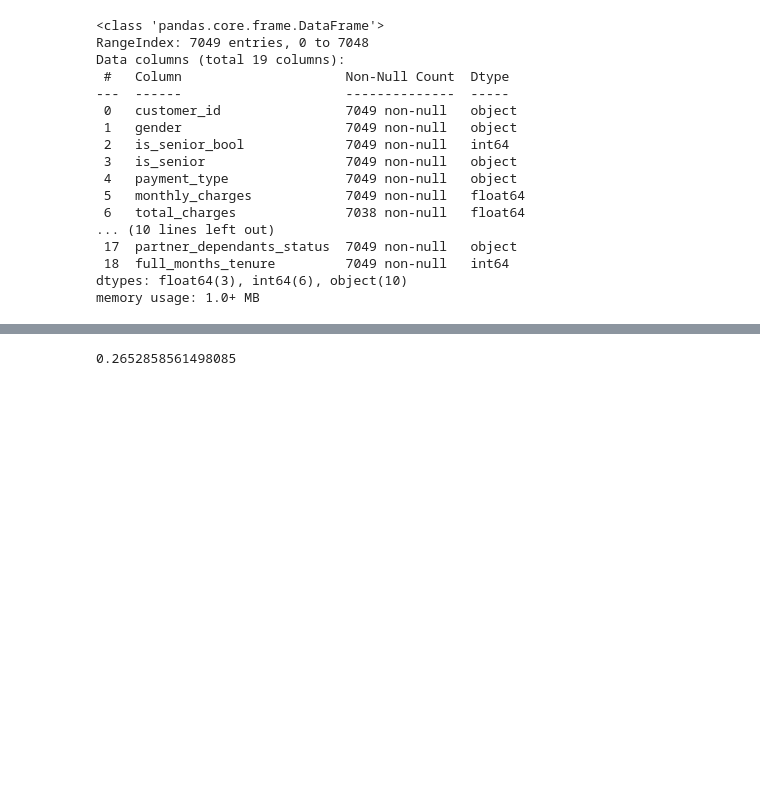
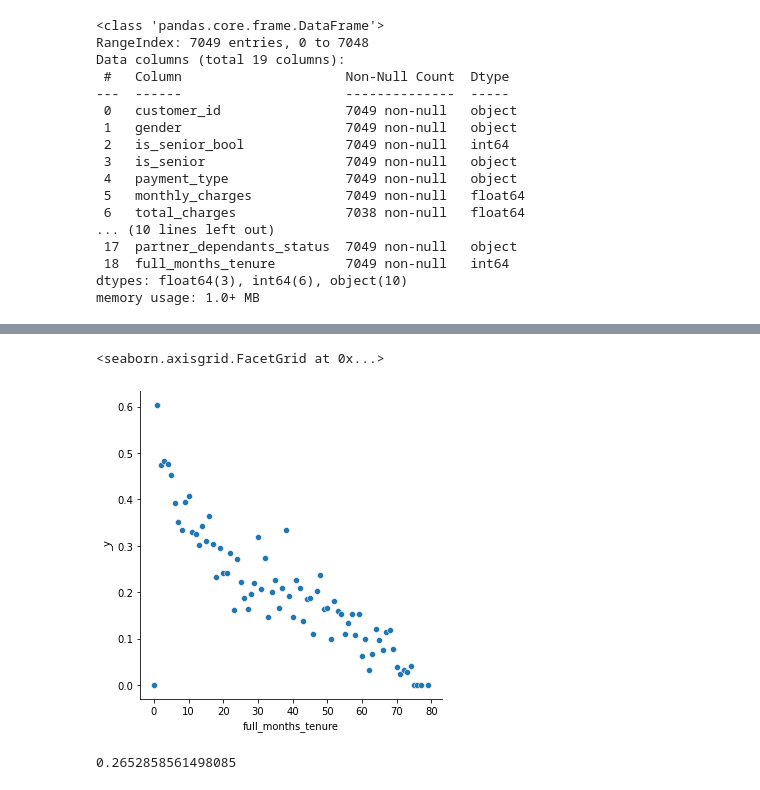
Before and after one commit to Miller-Ryan-1/Storytelling-Project, a Jupyter notebook: storytelling-project.ipynb, the cells around one changed output, grey strips where cells are left out. Drawn from its saved outputs; the diff is of its cells as text; code cells hidden in the pictures; blank space fills up the shorter version.

```diff
--- a/storytelling-project.ipynb
+++ b/storytelling-project.ipynb
@@ -59,0 +81,3 @@ df.head(5).T
+# %%
+tenure_series = df.groupby('full_months_tenure').has_churned_bool.mean()
+tenure_series
@@ -59,0 +98,5 @@ df.head(5).T
+# %%
+sns.relplot(data = tenure_series, x = tenure_series.index, y = tenure_series.values)
+# %% [output]
+<seaborn.axisgrid.FacetGrid at 0x...>
+[figure, added]
```
Also changed, not shown: parts of 37 cells of this notebook.
